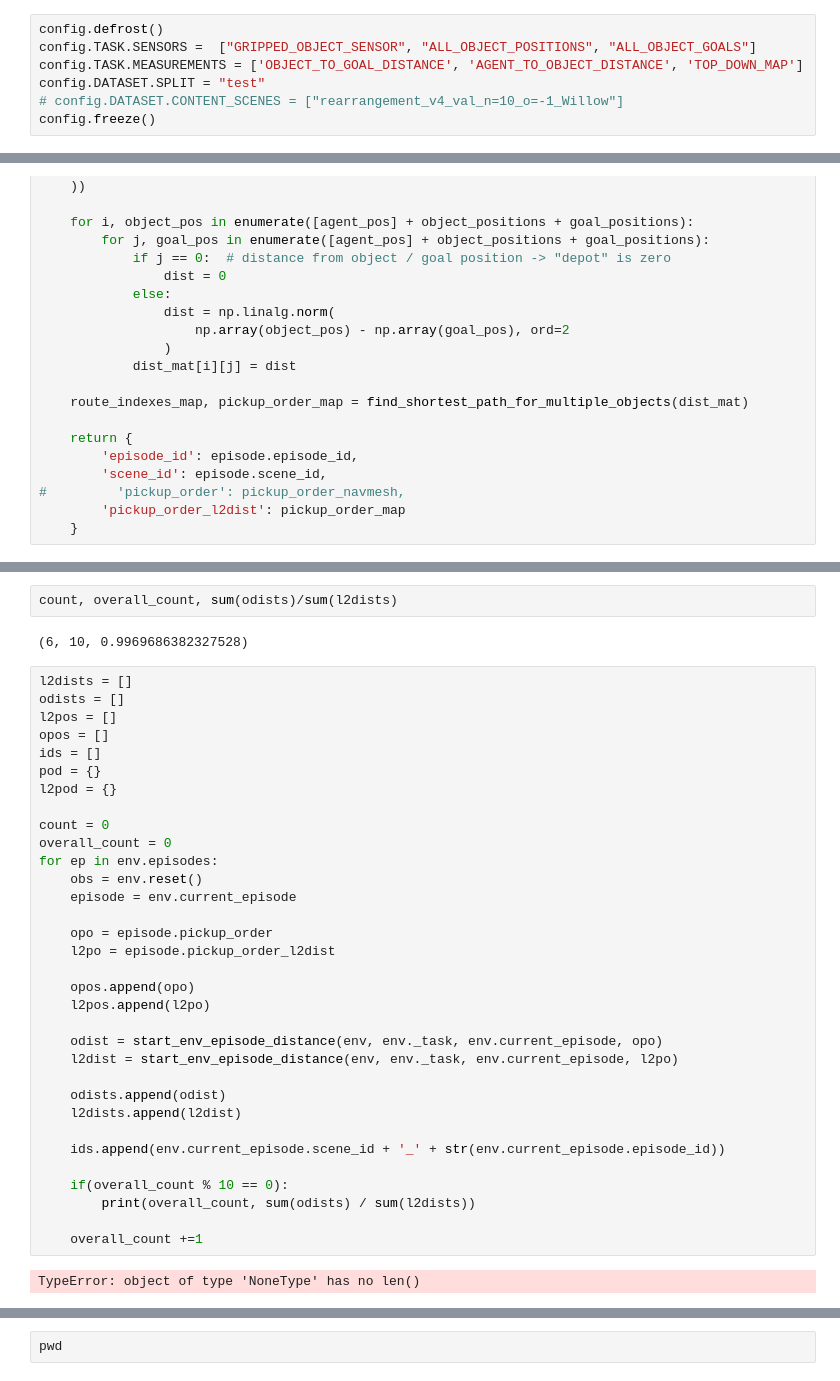
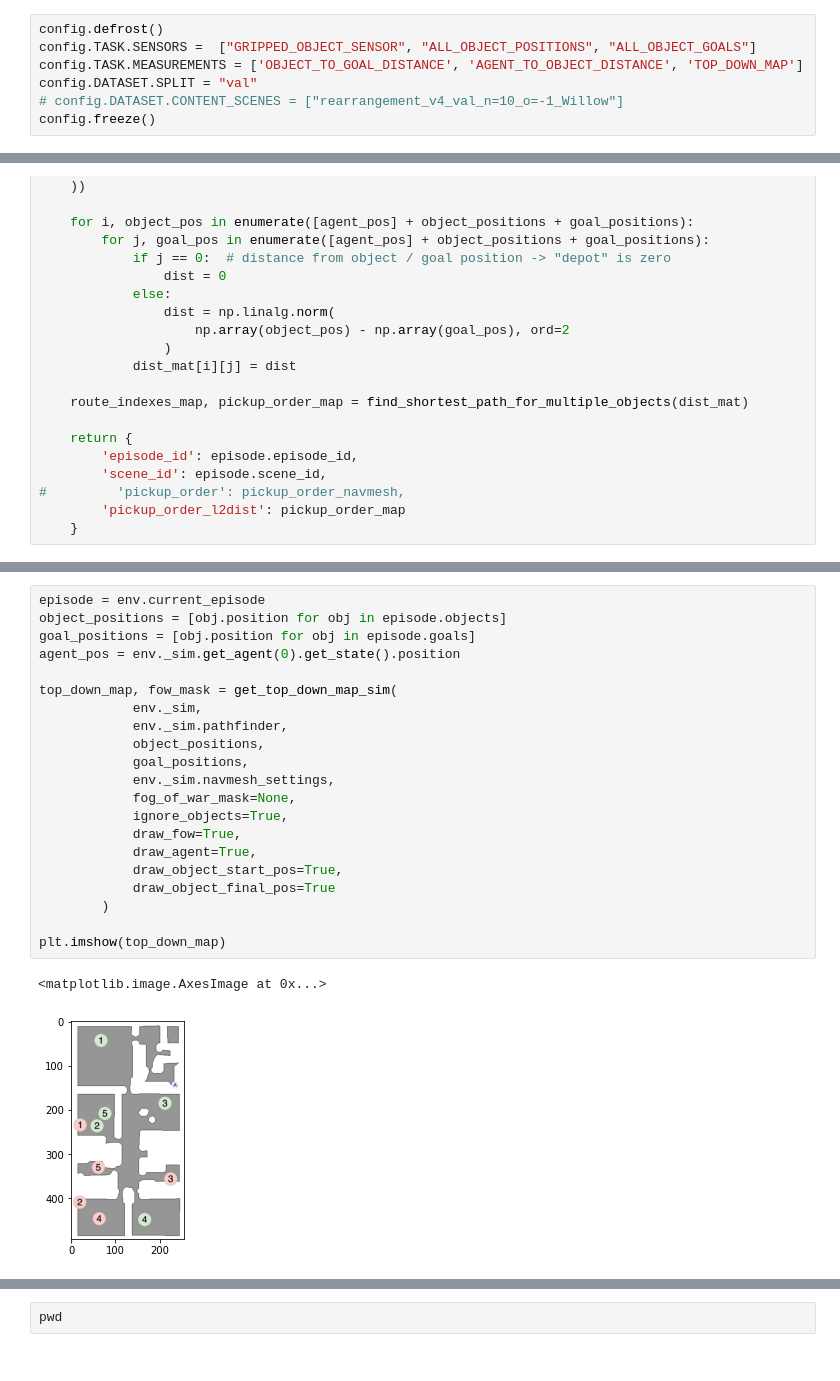
Before and after one commit to dexter1691/habitat-api, a Jupyter notebook: notebooks/oracle_pickup_order-PlannerSPL.ipynb, the cells around one changed output, grey strips where cells are left out. Cells and saved outputs as stored; diff of their text form.

```diff
--- a/notebooks/oracle_pickup_order-PlannerSPL.ipynb
+++ b/notebooks/oracle_pickup_order-PlannerSPL.ipynb
@@ -61,7 +63,7 @@ config = habitat.get_config("configs/tasks/rearrangement_debug.yaml")
 config.defrost()
 config.TASK.SENSORS =  ["GRIPPED_OBJECT_SENSOR", "ALL_OBJECT_POSITIONS", "ALL_OBJECT_GOALS"]
 config.TASK.MEASUREMENTS = ['OBJECT_TO_GOAL_DISTANCE', 'AGENT_TO_OBJECT_DISTANCE', 'TOP_DOWN_MAP']
-config.DATASET.SPLIT = "test"
+config.DATASET.SPLIT = "val"
 # config.DATASET.CONTENT_SCENES = ["rearrangement_v4_val_n=10_o=-1_Willow"]
 config.freeze()
 # %%
@@ -255,39 +258,24 @@ for episode in env.episodes:
-# %%
-count, overall_count, sum(odists)/sum(l2dists)
-# %% [output]
-(6, 10, 0.9969686382327528)
-# %%
-l2dists = []
-odists = []
-l2pos = []
-opos = []
-ids = []
-pod = {}
-l2pod = {}
-
-count = 0
-overall_count = 0
-for ep in env.episodes:
-    obs = env.reset()
-    episode = env.current_episode
-
-    opo = episode.pickup_order
-    l2po = episode.pickup_order_l2dist
-
-    opos.append(opo)
-    l2pos.append(l2po)
-
-    odist = start_env_episode_distance(env, env._task, env.current_episode, opo)
-    l2dist = start_env_episode_distance(env, env._task, env.current_episode, l2po)
-
-    odists.append(odist)
-    l2dists.append(l2dist)
-
-    ids.append(env.current_episode.scene_id + '_' + str(env.current_episode.episode_id))
-
-    if(overall_count % 10 == 0):
-        print(overall_count, sum(odists) / sum(l2dists))
-
-    overall_count +=1
-# %% [output]
-TypeError: object of type 'NoneType' has no len()
+# %%
+episode = env.current_episode
+object_positions = [obj.position for obj in episode.objects]
+goal_positions = [obj.position for obj in episode.goals]
+agent_pos = env._sim.get_agent(0).get_state().position
+
+top_down_map, fow_mask = get_top_down_map_sim(
+            env._sim,
+            env._sim.pathfinder,
+            object_positions,
+            goal_positions,
+            env._sim.navmesh_settings,
+            fog_of_war_mask=None,
+            ignore_objects=True,
+            draw_fow=True,
+            draw_agent=True,
+            draw_object_start_pos=True,
+            draw_object_final_pos=True
+        )
+
+plt.imshow(top_down_map)
+# %% [output]
+<matplotlib.image.AxesImage at 0x...>
+[figure, added]
```
Also changed, not shown: parts of 17 cells of this notebook, 23 other files.
